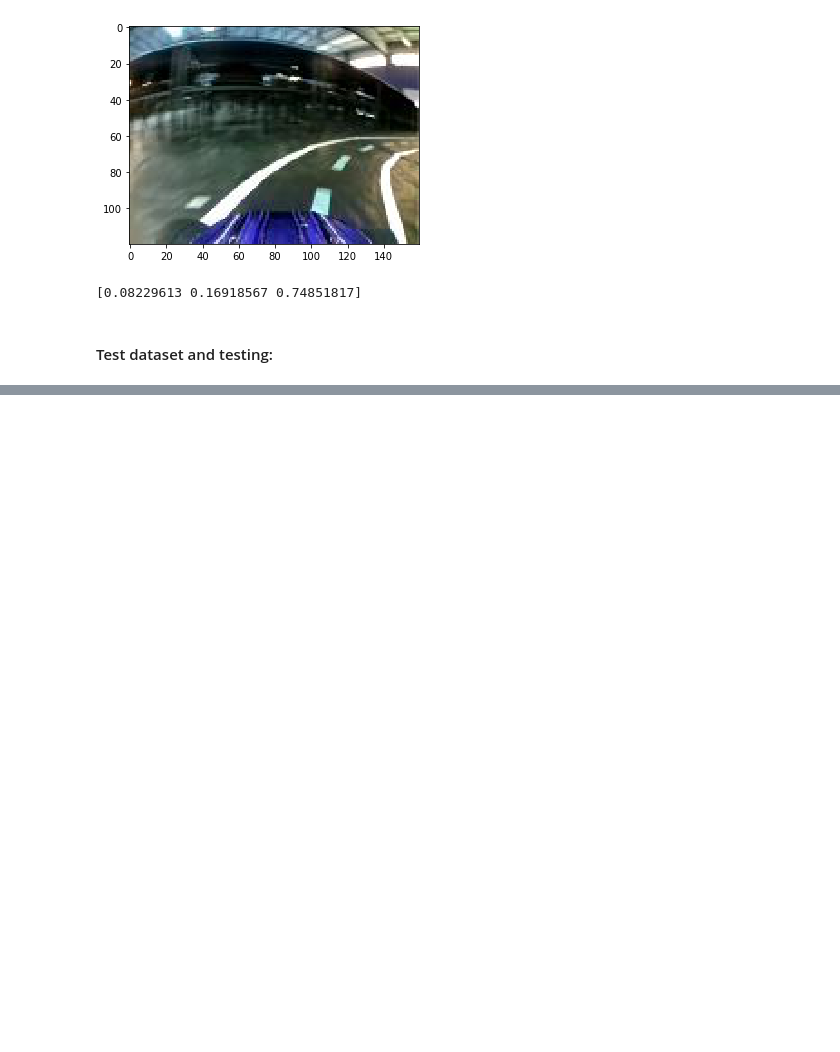
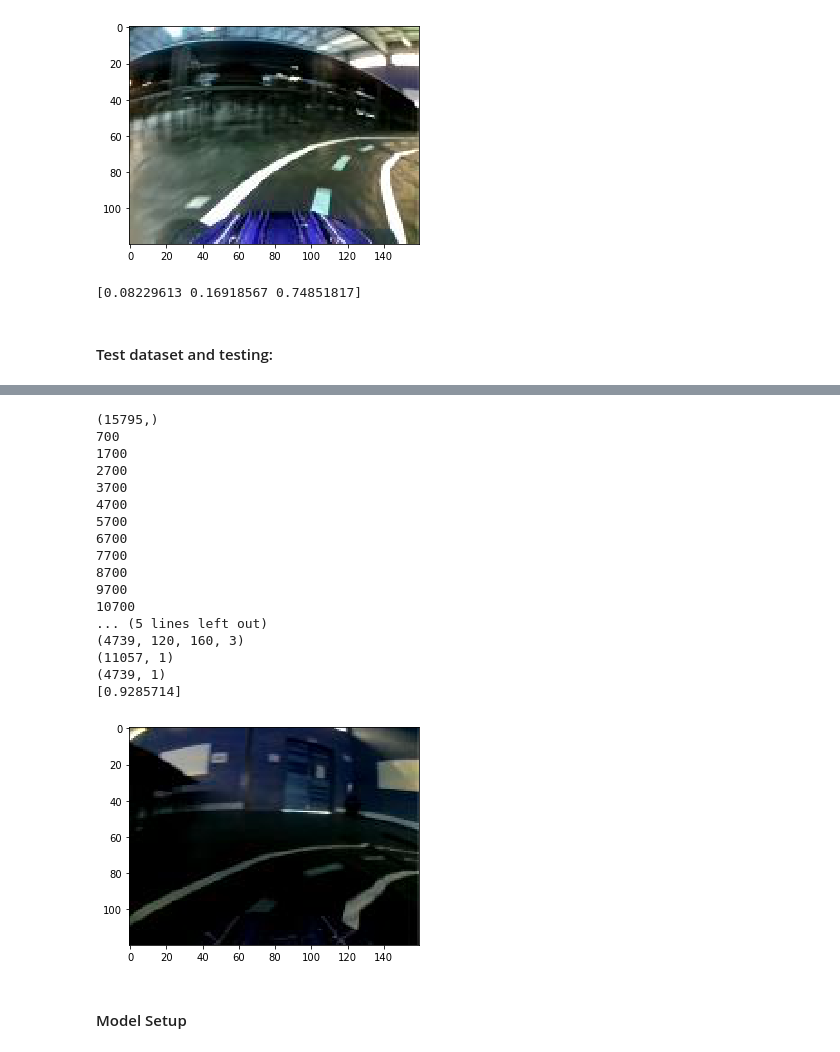
Before and after one commit to brontisaur/CounterpointDonkey, a Jupyter notebook: CPDonkey December Notebook.ipynb, the cells around one changed output, grey strips where cells are left out. Cells and saved outputs as stored; diff of their text form; code cells hidden in the pictures; blank space fills up the shorter version.

```diff
--- a/CPDonkey December Notebook.ipynb
+++ b/CPDonkey December Notebook.ipynb
@@ -719,0 +798,62 @@ print(out[1500])
+# %%
+#training and validation split:
+
+memv = 0
+memt = 0
+x_val = np.zeros((round(len(x_images)*0.3)+1,120,160,3), dtype=np.uint8)
+x_train = np.zeros((round(len(x_images)*0.7)+1,120,160,3), dtype=np.uint8)
+y_val = np.zeros((round(len(x_images)*0.3)+1,1), dtype=np.float32)
+y_train = np.zeros((round(len(x_images)*0.7)+1,1), dtype=np.float32)
+n=0
+print(y_labels.shape)
+
+for i in range(len(x_images)):
+    if (i>=1000)and(i % 1000 == 0):
+        j = i - 300
+        k = i - 1000
+        print(j)
+        o = 0
+        p = 0
+        for l in range(0+n*300, n*300+300):
+            x_val[l] = x_images[j+o,:,:,:]
+            y_val[l] = y_labels[j+o]
+            o +=1
+        for m in range(0+n*700, n*700+700):
+            x_train[m] = x_images[k+p,:,:,:]
+            y_train[m] = y_labels[k+p]
+            p+=1
+        n+=1
+
+print(x_train.shape)
+print(x_val.shape)
+
+print(y_train.shape)
+print(y_val.shape)
+
+print(y_val[800])
+plt.imshow(x_val[800])
+plt.show()
+#obtaining test data
+
+#relabeling test data
+# %% [output]
+(15795,)
+700
+1700
+2700
+3700
+4700
+5700
+6700
+7700
+8700
+9700
+10700
+... (5 lines left out)
+(4739, 120, 160, 3)
+(11057, 1)
+(4739, 1)
+[0.9285714]
+[figure, added]
+# %% [markdown]
+#### Model Setup
```
Also changed, not shown: parts of 16 cells of this notebook, 1 other file.
